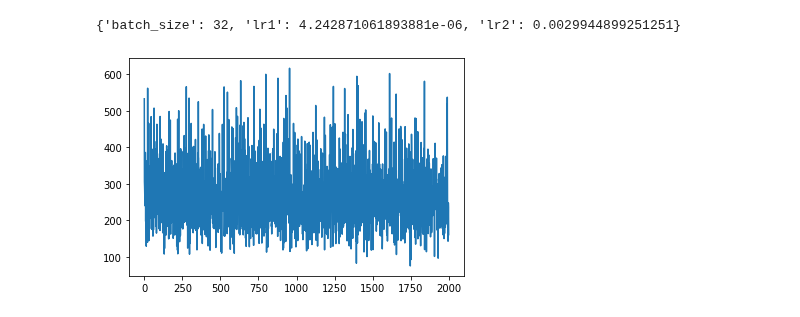
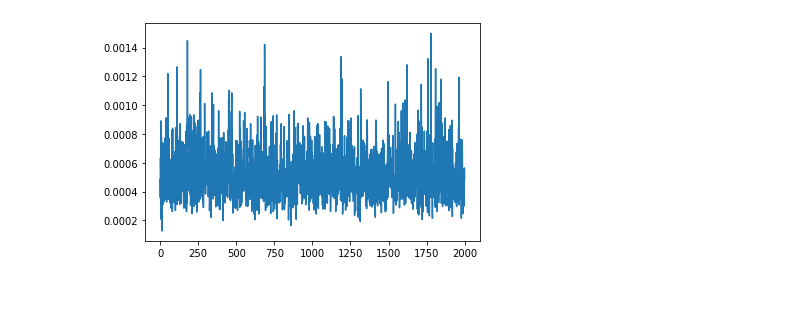
Before and after one commit to CLINDA-AAU/AAUtoSig, a Jupyter notebook: testEGD.ipynb, the cells around one changed output. Cells and saved outputs as stored; diff of their text form; code cells hidden in the pictures.

```diff
--- a/testEGD.ipynb
+++ b/testEGD.ipynb
@@ -18,7 +18,7 @@ mf_df, true_sigs,_ = simulate_counts(nsigs, 5000, pentanucelotide = False)
 trinucleotide = mf_df.index
 mutation = [t[2:5] for t in trinucleotide]
 
-X = mf_df.T#/mf_df.max().max()
+X = mf_df.T/mf_df.max().max()
 
 #80/20 train/validation split
 x_train = X.sample(frac=0.8)
@@ -34,4 +27,0 @@ params = optuna_tune(X, nsigs, model_name = "EGD")
-# %%
-params
-# %% [output]
-{'batch_size': 32, 'lr1': 4.242871061893881e-06, 'lr2': 0.0029944899251251}
@@ -38,39 +30,42 @@ params
 # %%
 #choosing the 'true' number of signatures
 
-lr1 = params['lr1']
-lr2 = params['lr2']
-batch_size = params['batch_size']
+lr1 = 0.1
+#lr1 = params['lr1']
+lr2 = 5000
+#lr2 = params['lr2']
+batch_size  = 32
+#batch_size = params['batch_size']
 model = EGD_init(dim1 = nsigs)
 
 # Validation using MSE Loss function
 loss_function = torch.nn.MSELoss(reduction='mean')
 
 # Using an Adam Optimizer with lr = 1e-3
 optimizer_dec = EGD_optim(model.dec1.parameters(), lr = lr2)
 
 optimizer_enc =  torch.optim.Adam(model.enc1.parameters(), lr = lr1)
 #EGD_optim(model.dec1.parameters(), lr = lr2)
 #torch.optim.RMSprop(model.enc1.parameters(), lr = lr2)
 
 #EGPM(model.dec1.parameters(), lr = 0.1 , u_scaling=100,
                        #norm_per=None, gradient_clipping=True,
                        #weight_regularization=None,plus_minus=False,
                        #init='bootstrap')
 
 train_EGD(epochs = 2000,
             model = model,
             x_train = x_train,
             loss_function = loss_function,
             optimizer_enc = optimizer_enc,
             optimizer_dec = optimizer_dec,
             batch_size = batch_size)
 
 #the weights of the decoding layer (dec1) is where we find the signatures.
 sigs = model.dec1.weight.data
 sigs = pd.DataFrame(sigs.numpy())
 # %% [output]
-[figure, old version]
+[figure, new version]
 # %%
 plotsigs(trinucleotide, mutation, sigs.to_numpy(), 5, "Estimate")
 plotsigs(trinucleotide, mutation, true_sigs.to_numpy(), 5, "True")
```
Also changed, not shown: parts of 3 cells of this notebook, 1 other file.
